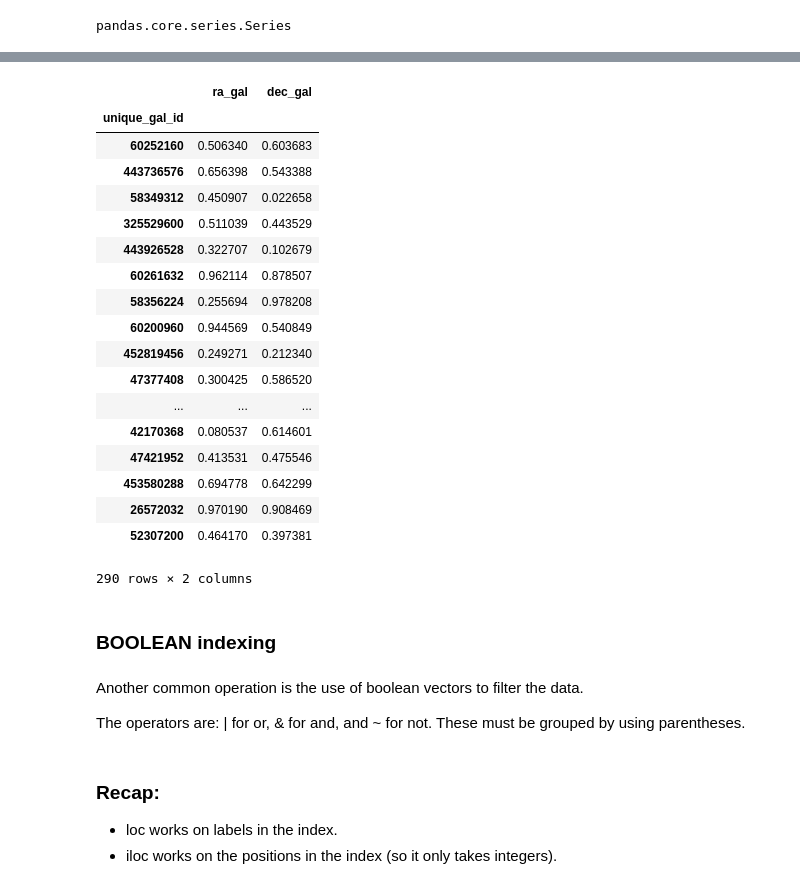
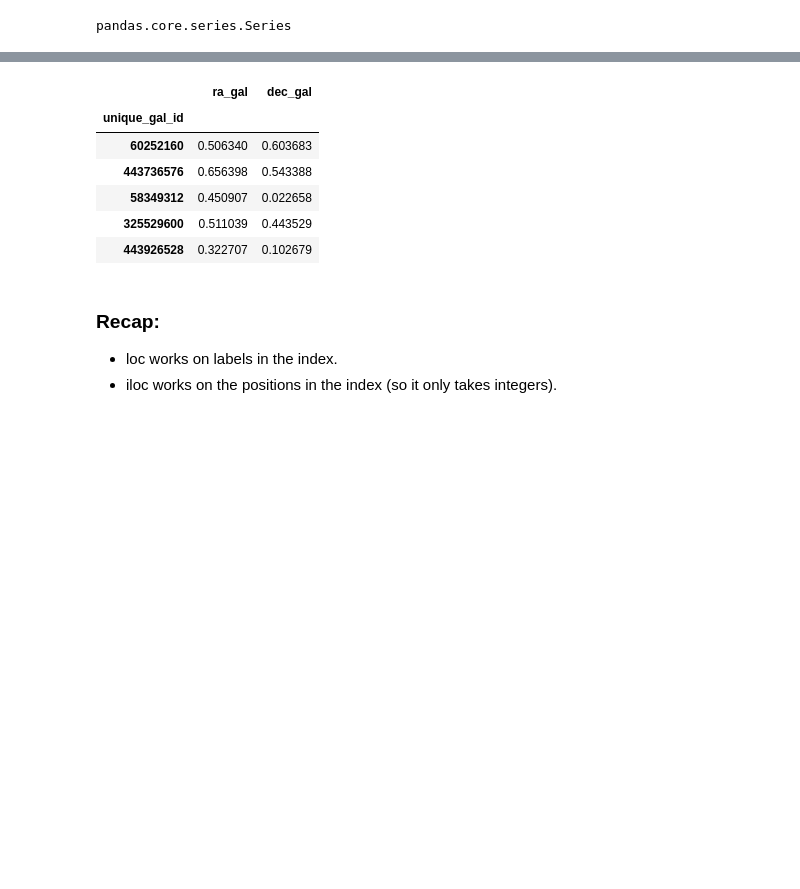
Before and after one commit to Python4AstronomersAndParticlePhysicists/PythonWorkshop-ICE, a Jupyter notebook: notebooks/06_01_pandas.ipynb, the cells around one changed output, grey strips where cells are left out. Cells and saved outputs as stored; diff of their text form; code cells hidden in the pictures; blank space fills up the shorter version.

```diff
--- a/notebooks/06_01_pandas.ipynb
+++ b/notebooks/06_01_pandas.ipynb
@@ -930,22 +944,10 @@ galaxy_sample[galaxy_sample['ra_gal'] < 45]
 # %%
-galaxy_sample[(galaxy_sample['ra_gal'] < 1.) & (galaxy_sample['dec_gal'] < 1.)][['ra_gal','dec_gal']]
+galaxy_sample[(galaxy_sample['ra_gal'] < 1.) & (galaxy_sample['dec_gal'] < 1.)][['ra_gal','dec_gal']].head()
 # %% [output]
 |  | ra_gal | dec_gal |
 | unique_gal_id |  |  |
 | 60252160 | 0.506340 | 0.603683 |
 | 443736576 | 0.656398 | 0.543388 |
 | 58349312 | 0.450907 | 0.022658 |
 | 325529600 | 0.511039 | 0.443529 |
 | 443926528 | 0.322707 | 0.102679 |
-| 60261632 | 0.962114 | 0.878507 |
-| 58356224 | 0.255694 | 0.978208 |
-| 60200960 | 0.944569 | 0.540849 |
-| 452819456 | 0.249271 | 0.212340 |
-| 47377408 | 0.300425 | 0.586520 |
-| ... | ... | ... |
-| 42170368 | 0.080537 | 0.614601 |
-| 47421952 | 0.413531 | 0.475546 |
-| 453580288 | 0.694778 | 0.642299 |
-| 26572032 | 0.970190 | 0.908469 |
-| 52307200 | 0.464170 | 0.397381 |
-290 rows × 2 columns
@@ -954,6 +953,0 @@ galaxy_sample[(galaxy_sample['ra_gal'] < 1.) & (galaxy_sample['dec_gal'] < 1.)][
-# %% [markdown]
-### BOOLEAN indexing
-# %% [markdown]
-Another common operation is the use of boolean vectors to filter the data.
-
-The operators are: | for or, & for and, and ~ for not. These must be grouped by using parentheses.
```
Also changed, not shown: parts of 250 cells of this notebook.
